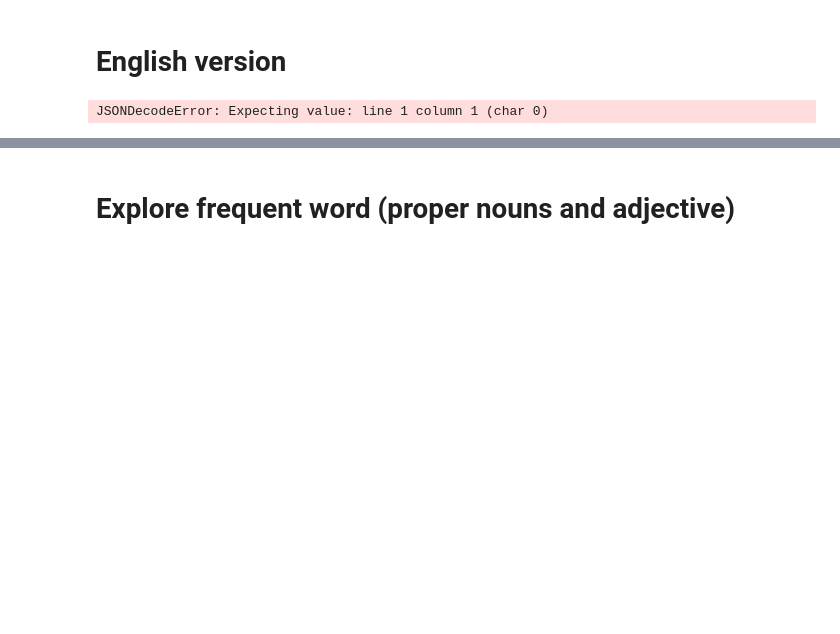
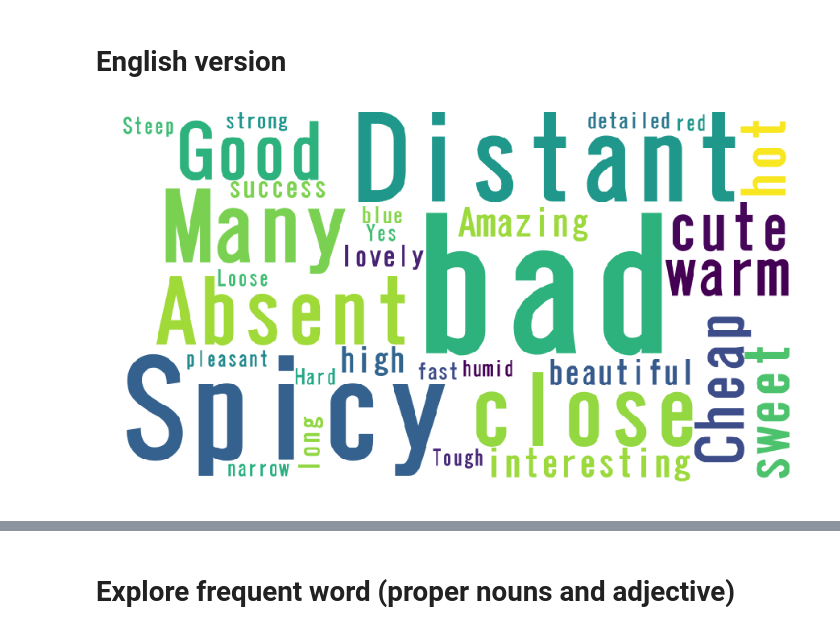
Before and after one commit to oz1717/Business_Project, a Jupyter notebook: summary.ipynb, the cells around one changed output, grey strips where cells are left out. Drawn from its saved outputs; the diff is of its cells as text; code cells hidden in the pictures; blank space fills up the shorter version.

```diff
--- a/summary.ipynb
+++ b/summary.ipynb
@@ -146,18 +147,18 @@ plt.show()
 # English version
 # %%
 translator = Translator()
-a = translator.translate(words)
+a = translator.translate(words2)
 en_list = [word.text for word in a]
 en_text = ' '.join(en_list)
 
 wordcloud4 = WordCloud(background_color="white", font_path=fpath, width=900, height=500, collocations=False).generate(en_text)
 
 plt.figure(figsize=(15,12))
 plt.imshow(wordcloud4)
 plt.axis("off")
 plt.show()
 # %% [output]
-JSONDecodeError: Expecting value: line 1 column 1 (char 0)
+[figure, added]
 # %%
 translator = Translator()
 a = translator.translate(words2)
```
Also changed, not shown: parts of 19 cells of this notebook, 5 other files.
